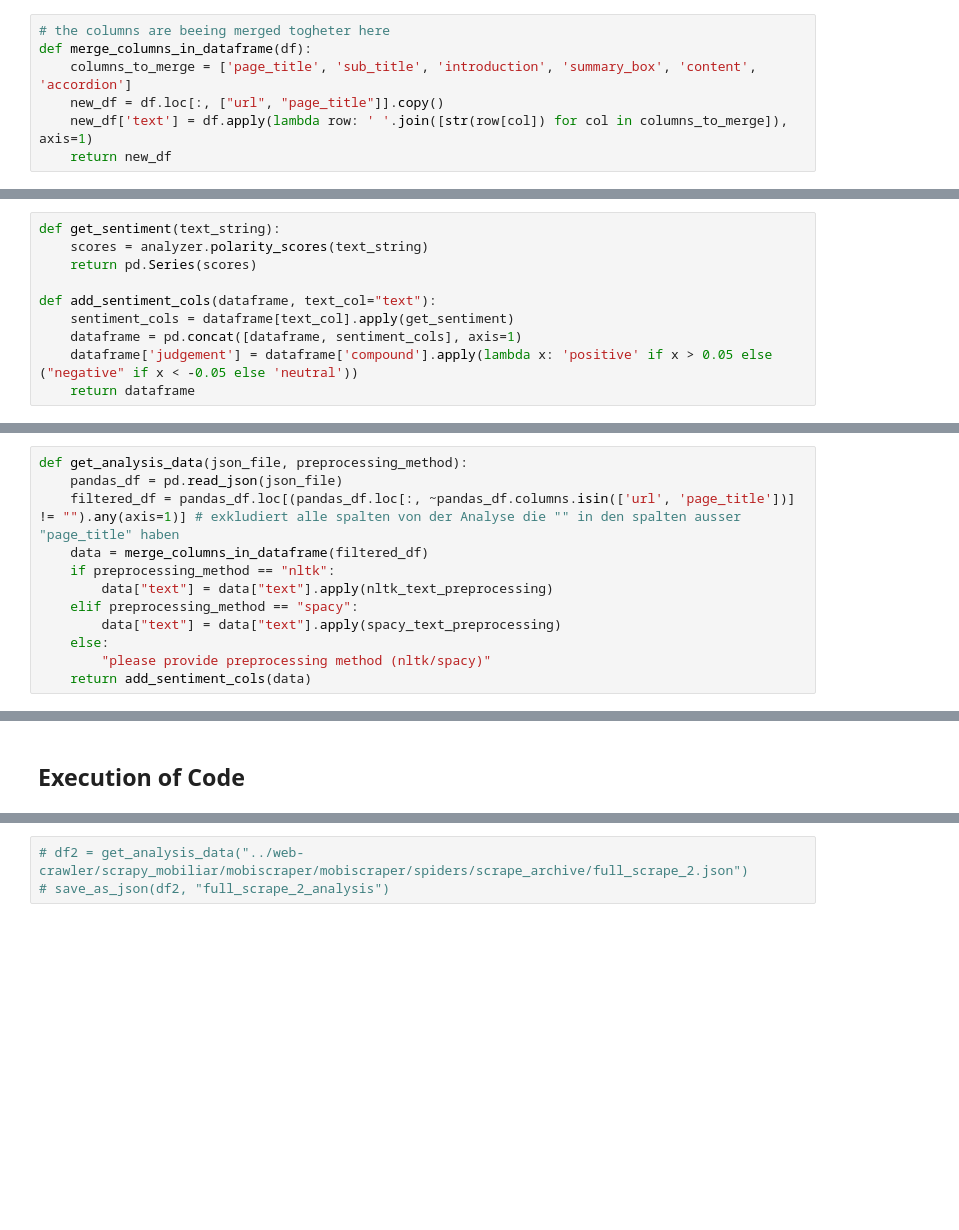
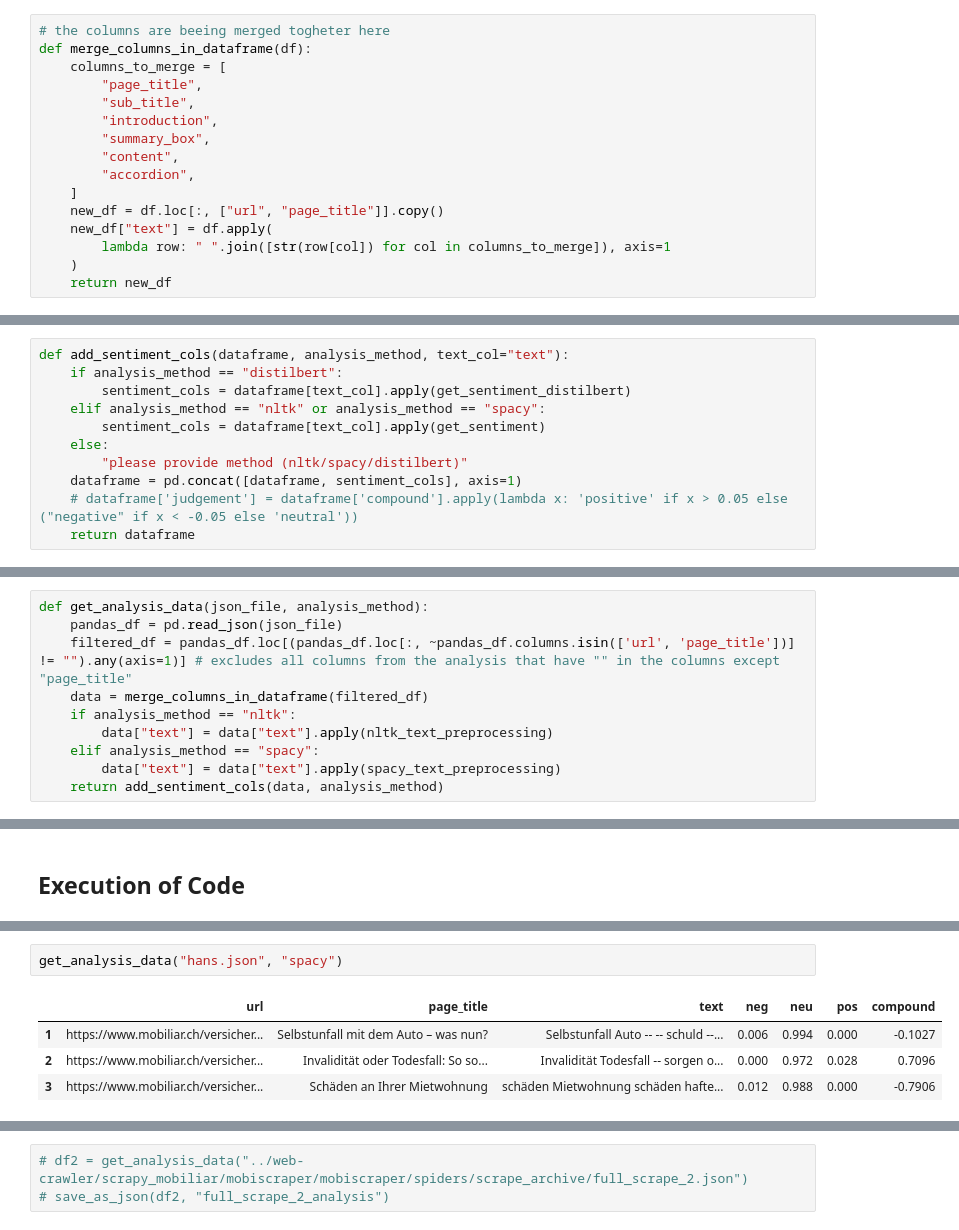
Before and after one commit to rmnrth4/wbth-project, a Jupyter notebook: sentiment-analyser/sentiment_analysis.ipynb, the cells around one changed output, grey strips where cells are left out. Saved outputs shown, nothing was run; the diff lists cells and outputs as text; blank space fills up the shorter version.

Commit message:
implemation of clean distilbert model

```diff
--- a/sentiment-analyser/sentiment_analysis.ipynb
+++ b/sentiment-analyser/sentiment_analysis.ipynb
@@ -23,9 +23,18 @@ analyzer = SentimentIntensityAnalyzer()
 # %%
 # the columns are beeing merged togheter here
 def merge_columns_in_dataframe(df):
-    columns_to_merge = ['page_title', 'sub_title', 'introduction', 'summary_box', 'content', 'accordion']
+    columns_to_merge = [
+        "page_title",
+        "sub_title",
+        "introduction",
+        "summary_box",
+        "content",
+        "accordion",
+    ]
     new_df = df.loc[:, ["url", "page_title"]].copy()
-    new_df['text'] = df.apply(lambda row: ' '.join([str(row[col]) for col in columns_to_merge]), axis=1)
+    new_df["text"] = df.apply(
+        lambda row: " ".join([str(row[col]) for col in columns_to_merge]), axis=1
+    )
     return new_df
 # %%
 def nltk_text_preprocessing(text):
@@ -40,12 +60,13 @@ def nltk_text_preprocessing(text):
 # %%
-def get_sentiment(text_string):
-    scores = analyzer.polarity_scores(text_string)
-    return pd.Series(scores)
-
-def add_sentiment_cols(dataframe, text_col="text"):
-    sentiment_cols = dataframe[text_col].apply(get_sentiment)
+def add_sentiment_cols(dataframe, analysis_method, text_col="text"):
+    if analysis_method == "distilbert":
+        sentiment_cols = dataframe[text_col].apply(get_sentiment_distilbert)
+    elif analysis_method == "nltk" or analysis_method == "spacy":
+        sentiment_cols = dataframe[text_col].apply(get_sentiment)
+    else:
+        "please provide method (nltk/spacy/distilbert)"
     dataframe = pd.concat([dataframe, sentiment_cols], axis=1)
-    dataframe['judgement'] = dataframe['compound'].apply(lambda x: 'positive' if x > 0.05 else ("negative" if x < -0.05 else 'neutral'))
+    # dataframe['judgement'] = dataframe['compound'].apply(lambda x: 'positive' if x > 0.05 else ("negative" if x < -0.05 else 'neutral'))
     return dataframe
 # %%
 # def get_analysis_data(json_file):
@@ -55,17 +76,15 @@ def add_sentiment_cols(dataframe, text_col="text"):
 #     data["text"] = data["text"].apply(preprocess_text)
 #     return add_sentiment_cols(data)
 # %%
-def get_analysis_data(json_file, preprocessing_method):
+def get_analysis_data(json_file, analysis_method):
     pandas_df = pd.read_json(json_file)
-    filtered_df = pandas_df.loc[(pandas_df.loc[:, ~pandas_df.columns.isin(['url', 'page_title'])] != "").any(axis=1)] # exkludiert alle spalten von der Analyse die "" in den spalten ausser "page_title" haben
+    filtered_df = pandas_df.loc[(pandas_df.loc[:, ~pandas_df.columns.isin(['url', 'page_title'])] != "").any(axis=1)] # excludes all columns from the analysis that have "" in the columns except "page_title"
     data = merge_columns_in_dataframe(filtered_df)
-    if preprocessing_method == "nltk":
+    if analysis_method == "nltk":
         data["text"] = data["text"].apply(nltk_text_preprocessing)
-    elif preprocessing_method == "spacy":
+    elif analysis_method == "spacy":
         data["text"] = data["text"].apply(spacy_text_preprocessing)
-    else:
-        "please provide preprocessing method (nltk/spacy)"
-    return add_sentiment_cols(data)
+    return add_sentiment_cols(data, analysis_method)
 # %% [markdown]
 ### SpaCy Lemmatization
 # %%
@@ -119,0 +154,7 @@ def save_as_json(pandas_dataframe, file_name):
+# %%
+get_analysis_data("hans.json", "spacy")
+# %% [output]
+|  | url | page_title | text | neg | neu | pos | compound |
+| 1 | https://www.mobiliar.ch/versicher... | Selbstunfall mit dem Auto – was nun? | Selbstunfall Auto -- -- schuld --... | 0.006 | 0.994 | 0.000 | -0.1027 |
+| 2 | https://www.mobiliar.ch/versicher... | Invalidität oder Todesfall: So so... | Invalidität Todesfall -- sorgen o... | 0.000 | 0.972 | 0.028 | 0.7096 |
+| 3 | https://www.mobiliar.ch/versicher... | Schäden an Ihrer Mietwohnung | schäden Mietwohnung schäden hafte... | 0.012 | 0.988 | 0.000 | -0.7906 |
```
Also changed, not shown: parts of 12 cells of this notebook.
